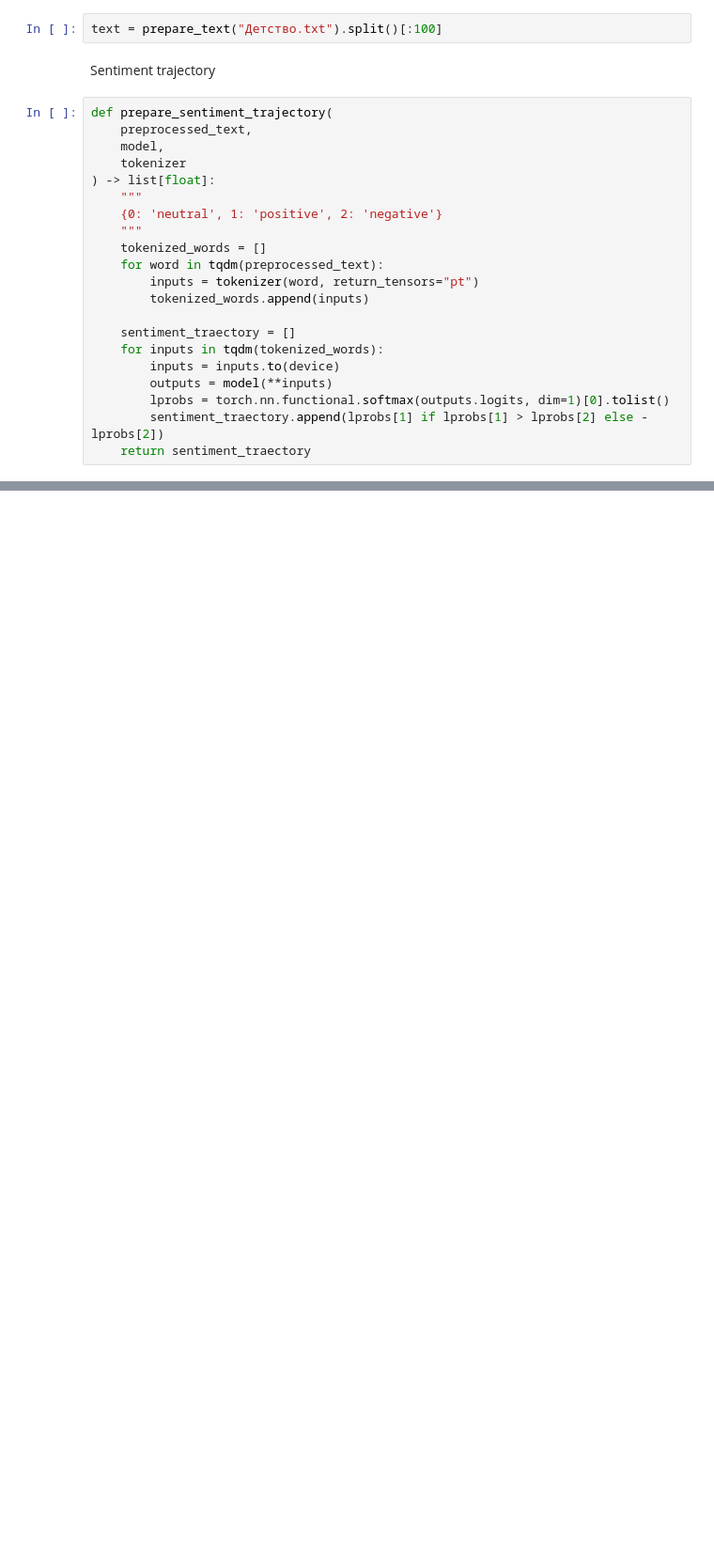
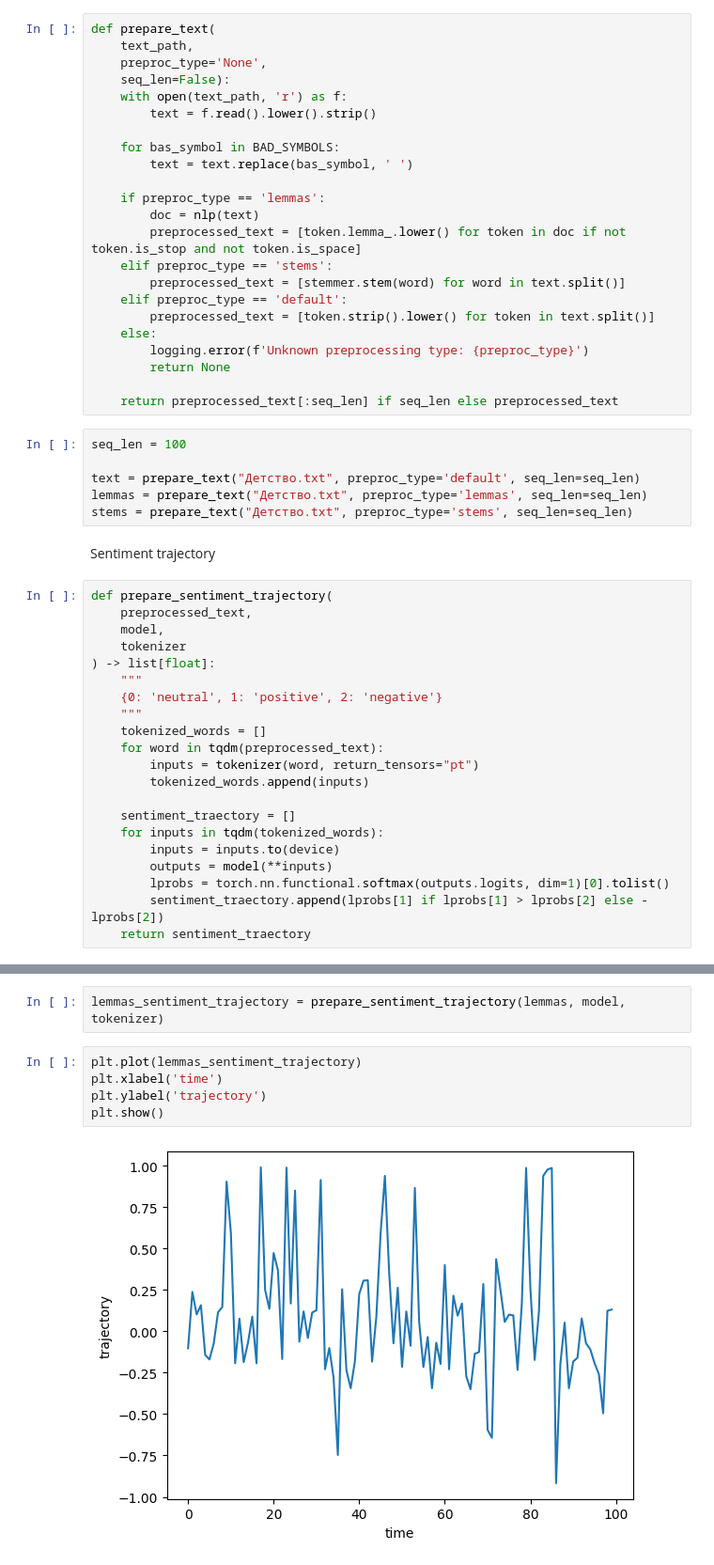
Before and after one commit to akon1te/ideal-guacamole, a Jupyter notebook: trajectories/sentiment_traectories.ipynb, the cells around one changed output, grey strips where cells are left out. Shown at 94% size. Drawn from its saved outputs; the diff is of its cells as text; blank space fills up the shorter version.

Commit message:
add complexity-entropy and sentiment trajectories

```diff
--- a/trajectories/sentiment_traectories.ipynb
+++ b/trajectories/sentiment_traectories.ipynb
@@ -49,5 +78,32 @@ def preprocess_and_prepaer_text(text_path):
-# %%
-text = prepare_text("Детство.txt").split()[:100]
+# %%
+def prepare_text(
+    text_path,
+    preproc_type='None',
+    seq_len=False):
+    with open(text_path, 'r') as f:
+        text = f.read().lower().strip()
+
+    for bas_symbol in BAD_SYMBOLS:
+        text = text.replace(bas_symbol, ' ')
+
+    if preproc_type == 'lemmas':
+        doc = nlp(text)
+        preprocessed_text = [token.lemma_.lower() for token in doc if not token.is_stop and not token.is_space]
+    elif preproc_type == 'stems':
+        preprocessed_text = [stemmer.stem(word) for word in text.split()]
+    elif preproc_type == 'default':
+        preprocessed_text = [token.strip().lower() for token in text.split()]
+    else:
+        logging.error(f'Unknown preprocessing type: {preproc_type}')
+        return None
+
+    return preprocessed_text[:seq_len] if seq_len else preprocessed_text
+# %%
+seq_len = 100
+
+text = prepare_text("Детство.txt", preproc_type='default', seq_len=seq_len)
+lemmas = prepare_text("Детство.txt", preproc_type='lemmas', seq_len=seq_len)
+stems = prepare_text("Детство.txt", preproc_type='stems', seq_len=seq_len)
 # %% [markdown]
 Sentiment trajectory
 # %%
@@ -84,0 +145,9 @@ Semantic trajectory
+# %%
+lemmas_sentiment_trajectory = prepare_sentiment_trajectory(lemmas, model, tokenizer)
+# %%
+plt.plot(lemmas_sentiment_trajectory)
+plt.xlabel('time')
+plt.ylabel('trajectory')
+plt.show()
+# %% [output]
+[figure, added]
```
Also changed, not shown: parts of 20 cells of this notebook.
